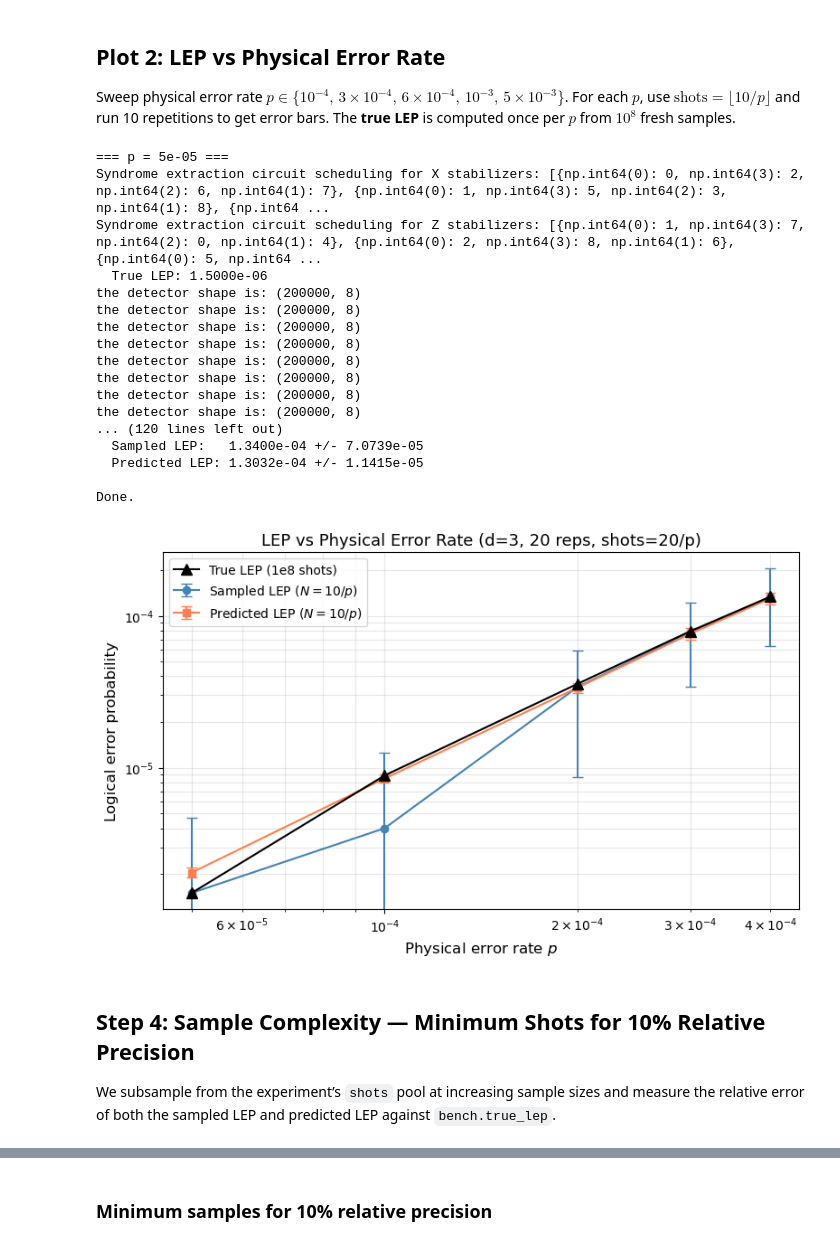
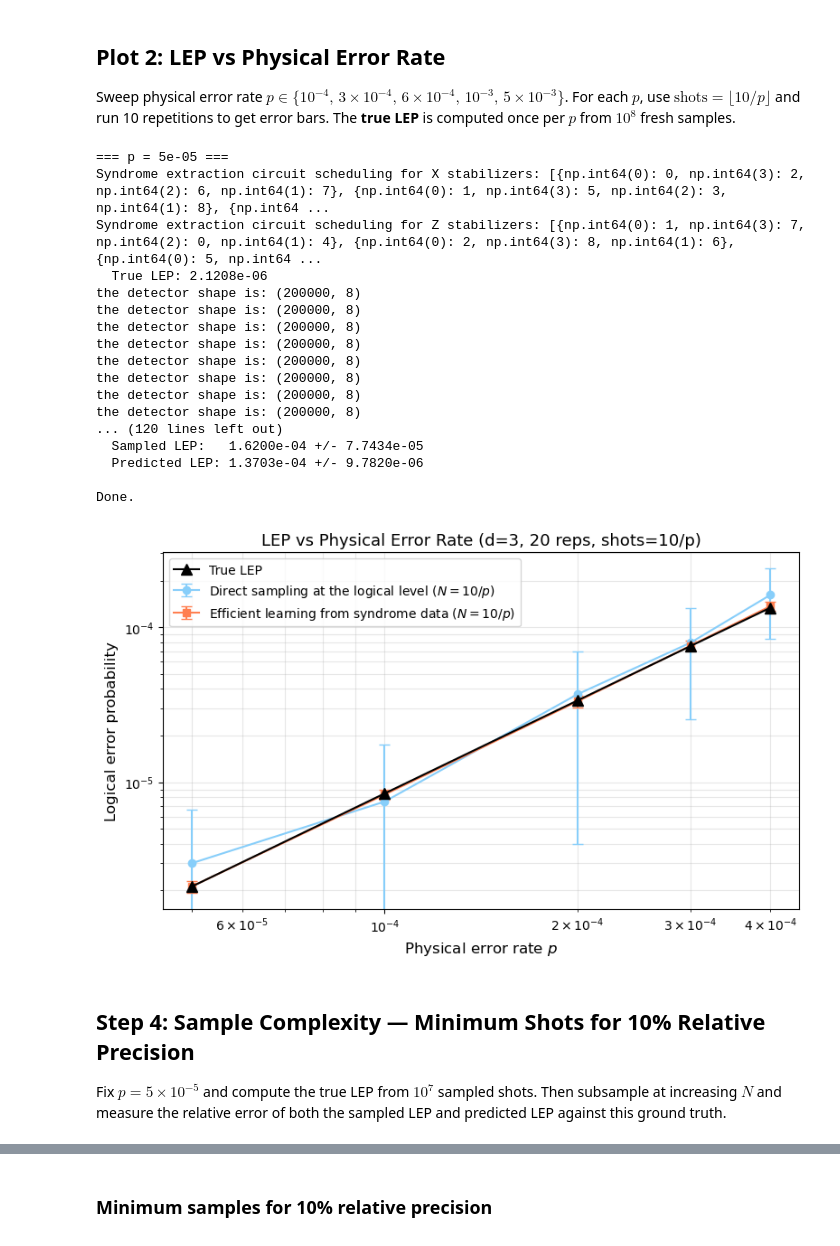
Before and after one commit to hanzheng98/Syndrome-Learning-QEC, a Jupyter notebook: demo/qec_learn_syndrome.ipynb, the cells around one changed output, grey strips where cells are left out. Cells and saved outputs as stored; diff of their text form; code cells hidden in the pictures.

```diff
--- a/demo/qec_learn_syndrome.ipynb
+++ b/demo/qec_learn_syndrome.ipynb
@@ -52,7 +50,7 @@ config = SyndromeExtractionConfig(
         p_i=1.0,
         p_state_p=0.8,
         p_m=0.9,
-        p_CX=1.0,
+        p_CX=0.0, # for d =3, we set p_CX = 0.0 since these in principle unlearnable in theory, but in practice we can still learn something from them with good approximation (See Section III.C).
         p_idling_gate=0.0,
     ),
 )
@@ -104,6 +96,7 @@ from sim_qec.detector_error_models.dem_sim import CircuitErrorParams
 
 p_values = [5e-5, 1e-4, 2e-4, 3e-4, 4e-4]
 n_reps = 20
+subsample_factor = 4
 
 BPLSD_PARAMS = {
     'max_iter': 5, 'bp_method': 'min_sum', 'ms_scaling_factor': 0.5,
@@ -137,25 +130,25 @@ for p in p_values:
     decoder = BPLSD_Decoder(BPLSD_params=BPLSD_PARAMS)
     decoder.set_decoder({'H': h, 'L': l, 'channel_probs': true_priors_p})
 
-    # # --- Method 1: True LEP from analytical enumeration (fast) ---
-    # dummy_predictor = PredictPriors(dectector_samples=res.dem_vals, check_matrix=h, subsample=True)
-    # t_lep = dummy_predictor.predict_logical_error_efficient(
-    #     decoder=decoder, observables_matrix=l, priors=true_priors_p, max_order=4,
-    # )
+    # --- Method 1: True LEP from analytical enumeration (fast) ---
+    dummy_predictor = PredictPriors(dectector_samples=res.dem_vals, check_matrix=h, subsample=True, subsample_factor=subsample_factor)
+    t_lep = dummy_predictor.predict_logical_error_efficient(
+        decoder=decoder, observables_matrix=l, priors=true_priors_p, max_order=4,
+    )
 
-    # --- Method 2: True LEP from sampling (slow, uncomment to use) --- (VERY SLOW, USE WITH CAUTION)
-    num_samples_true = int(1e7)
-    dem_true, log_true = res.sampler.sample(shots=num_samples_true, separate_observables=True)
-    dem_true, log_true = dem_true.astype(int), log_true.astype(int)
-    corr_true = decoder.decode(dem_true)
-    t_lep = float(np.average(
-        ((log_true + (corr_true @ l.T) % 2) % 2).any(axis=1).astype(int)
-    ))
+    # # --- Method 2: True LEP from sampling (slow, uncomment to use) ---
+    # num_samples_true = int(1e7)
+    # dem_true, log_true = res.sampler.sample(shots=num_samples_true, separate_observables=True)
+    # dem_true, log_true = dem_true.astype(int), log_true.astype(int)
+    # corr_true = decoder.decode(dem_true)
+    # t_lep = float(np.average(
+    #     ((log_true + (corr_true @ l.T) % 2) % 2).any(axis=1).astype(int)
+    # ))
 
     true_leps.append(t_lep)
     print(f'  True LEP: {t_lep:.4e}')
 
-    # 10 repetitions with shots = 10/p
+    # n_reps repetitions with shots = 10/p
     for rep in range(n_reps):
         dem_rep, log_rep = res.sampler.sample(shots=shots_per_rep, separate_observables=True)
         dem_rep = dem_rep.astype(int)
@@ -167,7 +160,7 @@ for p in p_values:
         sampled_leps[p].append(float(np.average(les)))
 
         # Predicted LEP (learn priors from this rep's syndromes)
-        predictor = PredictPriors(dectector_samples=dem_rep, check_matrix=h, subsample=True)
+        predictor = PredictPriors(dectector_samples=dem_rep, check_matrix=h, subsample=True, subsample_factor=subsample_factor)
         A_syn, stabs = predictor._build_A_matrix_syndromes()
         stab_eigs = predictor._get_syndrome_expectations(sample_stabs=stabs)
         pred_priors = predictor.predict_priors(A_syn, stab_eigs, mode='rip')
@@ -186,7 +179,7 @@ print('\nDone.')
 === p = 5e-05 ===
 Syndrome extraction circuit scheduling for X stabilizers: [{np.int64(0): 0, np.int64(3): 2, np.int64(2): 6, np.int64(1): 7}, {np.int64(0): 1, np.int64(3): 5, np.int64(2): 3, np.int64(1): 8}, {np.int64 ...
 Syndrome extraction circuit scheduling for Z stabilizers: [{np.int64(0): 1, np.int64(3): 7, np.int64(2): 0, np.int64(1): 4}, {np.int64(0): 2, np.int64(3): 8, np.int64(1): 6}, {np.int64(0): 5, np.int64 ...
-  True LEP: 1.5000e-06
+  True LEP: 2.1208e-06
 the detector shape is: (200000, 8)
 the detector shape is: (200000, 8)
 the detector shape is: (200000, 8)
@@ -196,44 +189,46 @@ the detector shape is: (200000, 8)
 the detector shape is: (200000, 8)
 the detector shape is: (200000, 8)
 ... (120 lines left out)
-  Sampled LEP:   1.3400e-04 +/- 7.0739e-05
-  Predicted LEP: 1.3032e-04 +/- 1.1415e-05
+  Sampled LEP:   1.6200e-04 +/- 7.7434e-05
+  Predicted LEP: 1.3703e-04 +/- 9.7820e-06
 
 Done.
 # %%
-from matplotlib import pyplot as plt
+import matplotlib.pyplot as plt
+
 fig, ax = plt.subplots(figsize=(8, 5))
 
 # True LEP
-ax.plot(p_values, true_leps, 'k^-', ms=8, lw=1.5, label='True LEP (1e8 shots)', zorder=3)
+ax.plot(p_values, true_leps, 'k^-', ms=8, lw=1.5, label='True LEP', zorder=3)
 
-# Sampled LEP with error bars
+# Direct sampling at the logical level
 s_means = [np.mean(sampled_leps[p]) for p in p_values]
 s_stds = [np.std(sampled_leps[p]) for p in p_values]
-ax.errorbar(p_values, s_means, yerr=s_stds, fmt='o-', color='steelblue',
-            capsize=4, ms=6, lw=1.5, label=r'Sampled LEP ($N=10/p$)')
+ax.errorbar(p_values, s_means, yerr=s_stds, fmt='o-', color='lightskyblue',
+            capsize=4, ms=6, lw=1.5, label=r'Direct sampling at the logical level ($N=10/p$)')
 
-# Predicted LEP with error bars
+# Efficient learning from syndrome data
 p_means = [np.mean(predicted_leps[p]) for p in p_values]
 p_stds = [np.std(predicted_leps[p]) for p in p_values]
 ax.errorbar(p_values, p_means, yerr=p_stds, fmt='s-', color='coral',
-            capsize=4, ms=6, lw=1.5, label=r'Predicted LEP ($N=10/p$)')
+            capsize=4, ms=6, lw=1.5, label=r'Efficient learning from syndrome data ($N=10/p$)')
 
 ax.set_xscale('log')
 ax.set_yscale('log')
 ax.set_xlabel('Physical error rate $p$', fontsize=12)
 ax.set_ylabel('Logical error probability', fontsize=12)
-ax.set_title(f'LEP vs Physical Error Rate (d={d}, {n_reps} reps, shots={n_reps}/p)', fontsize=13)
+ax.set_title(f'LEP vs Physical Error Rate (d={d}, {n_reps} reps, shots=10/p)', fontsize=13)
 ax.legend(fontsize=10)
 ax.grid(True, alpha=0.3, which='both')
 
 plt.tight_layout()
 plt.show()
 # %% [output]
-[figure, old version]
+[figure, new version]
 # %% [markdown]
 ## Step 4: Sample Complexity — Minimum Shots for 10% Relative Precision
 
-We subsample from the experiment’s `shots` pool at increasing sample sizes and measure
-the relative error of both the sampled LEP and predicted LEP against `bench.true_lep`.
+Fix $p = 5 \times 10^{-5}$ and compute the true LEP from $10^7$ sampled shots.
+Then subsample at increasing $N$ and measure the relative error of both
+the sampled LEP and predicted LEP against this ground truth.
 # %%
```
Also changed, not shown: parts of 6 cells of this notebook, 2 other files.
